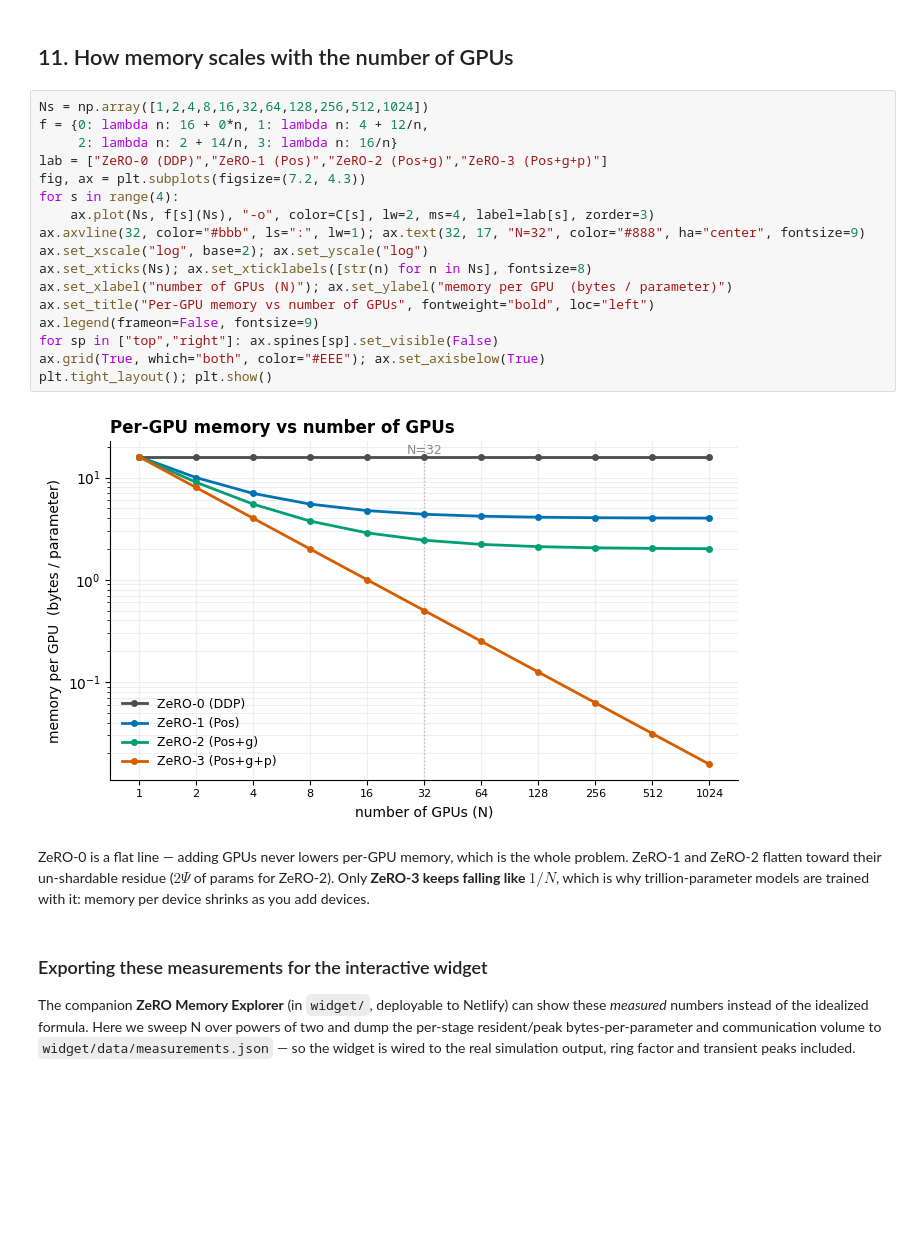
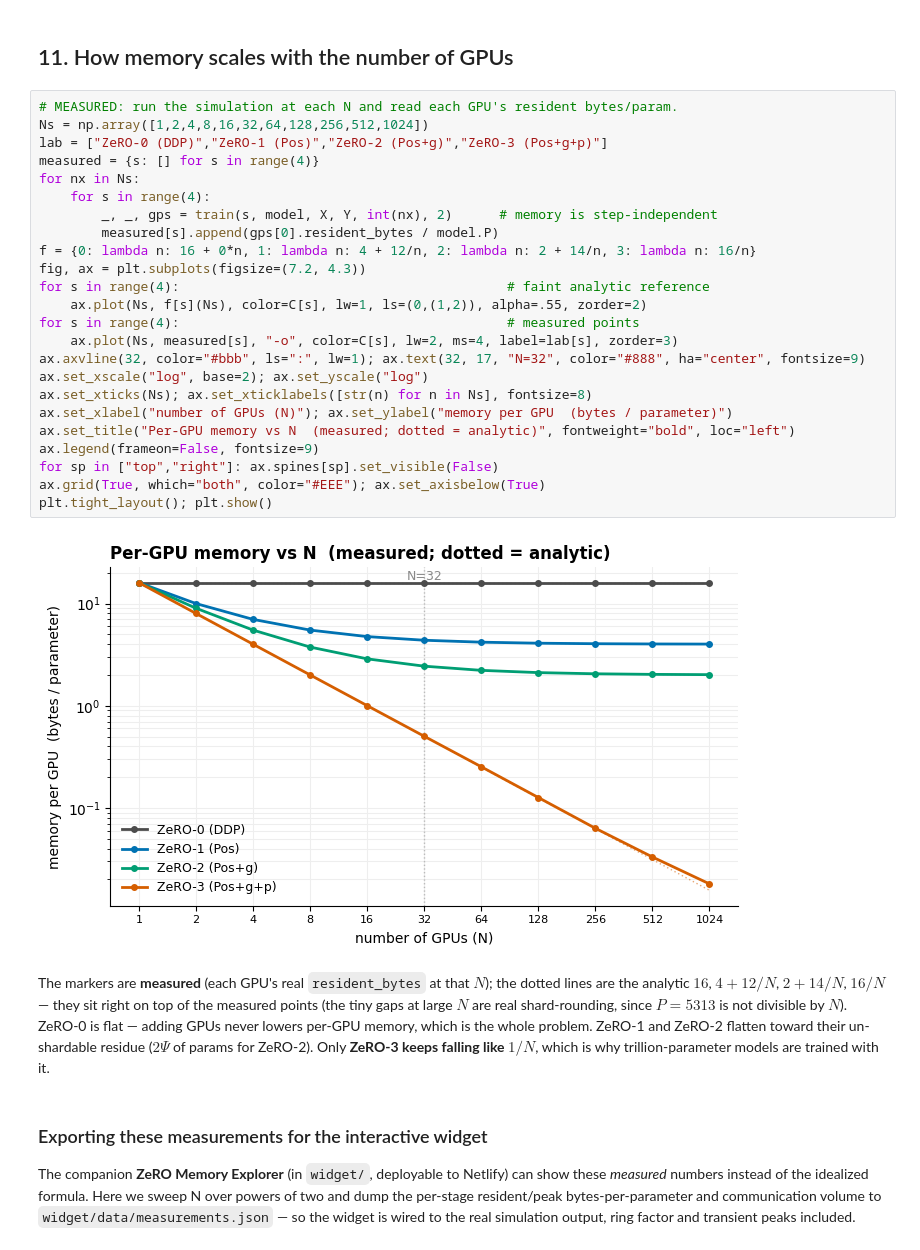
Before and after one commit to kunal2016/zero-simulation, a Jupyter notebook: zero_from_scratch.ipynb, the cells around one changed output. Cells and saved outputs as stored; diff of their text form; blank space fills up the shorter version.

Commit message:
Audit fixes: measured scaling + FLOP count; precise ZeRO-3 wording

```diff
--- a/zero_from_scratch.ipynb
+++ b/zero_from_scratch.ipynb
@@ -555,30 +558,39 @@ while saving 4–7× memory, and **ZeRO-3 costs 1.5×** for the full 32× memory
 # %% [markdown]
 ## 11. How memory scales with the number of GPUs
 # %%
+# MEASURED: run the simulation at each N and read each GPU's resident bytes/param.
 Ns = np.array([1,2,4,8,16,32,64,128,256,512,1024])
-f = {0: lambda n: 16 + 0*n, 1: lambda n: 4 + 12/n,
-     2: lambda n: 2 + 14/n, 3: lambda n: 16/n}
 lab = ["ZeRO-0 (DDP)","ZeRO-1 (Pos)","ZeRO-2 (Pos+g)","ZeRO-3 (Pos+g+p)"]
+measured = {s: [] for s in range(4)}
+for nx in Ns:
+    for s in range(4):
+        _, _, gps = train(s, model, X, Y, int(nx), 2)      # memory is step-independent
+        measured[s].append(gps[0].resident_bytes / model.P)
+f = {0: lambda n: 16 + 0*n, 1: lambda n: 4 + 12/n, 2: lambda n: 2 + 14/n, 3: lambda n: 16/n}
 fig, ax = plt.subplots(figsize=(7.2, 4.3))
-for s in range(4):
-    ax.plot(Ns, f[s](Ns), "-o", color=C[s], lw=2, ms=4, label=lab[s], zorder=3)
+for s in range(4):                                          # faint analytic reference
+    ax.plot(Ns, f[s](Ns), color=C[s], lw=1, ls=(0,(1,2)), alpha=.55, zorder=2)
+for s in range(4):                                          # measured points
+    ax.plot(Ns, measured[s], "-o", color=C[s], lw=2, ms=4, label=lab[s], zorder=3)
 ax.axvline(32, color="#bbb", ls=":", lw=1); ax.text(32, 17, "N=32", color="#888", ha="center", fontsize=9)
 ax.set_xscale("log", base=2); ax.set_yscale("log")
 ax.set_xticks(Ns); ax.set_xticklabels([str(n) for n in Ns], fontsize=8)
 ax.set_xlabel("number of GPUs (N)"); ax.set_ylabel("memory per GPU  (bytes / parameter)")
-ax.set_title("Per-GPU memory vs number of GPUs", fontweight="bold", loc="left")
+ax.set_title("Per-GPU memory vs N  (measured; dotted = analytic)", fontweight="bold", loc="left")
 ax.legend(frameon=False, fontsize=9)
 for sp in ["top","right"]: ax.spines[sp].set_visible(False)
 ax.grid(True, which="both", color="#EEE"); ax.set_axisbelow(True)
 plt.tight_layout(); plt.show()
 # %% [output]
-[figure, old version]
+[figure, new version]
 # %% [markdown]
-ZeRO-0 is a flat line — adding GPUs never lowers per-GPU memory, which is the
-whole problem. ZeRO-1 and ZeRO-2 flatten toward their un-shardable residue ($2\Psi$
-of params for ZeRO-2). Only **ZeRO-3 keeps falling like $1/N$**, which is why
-trillion-parameter models are trained with it: memory per device shrinks as you
-add devices.
+The markers are **measured** (each GPU's real `resident_bytes` at that $N$); the
+dotted lines are the analytic $16$, $4+12/N$, $2+14/N$, $16/N$ — they sit right on top
+of the measured points (the tiny gaps at large $N$ are real shard-rounding, since
+$P=5313$ is not divisible by $N$). ZeRO-0 is flat — adding GPUs never lowers per-GPU
+memory, which is the whole problem. ZeRO-1 and ZeRO-2 flatten toward their un-shardable
+residue ($2\Psi$ of params for ZeRO-2). Only **ZeRO-3 keeps falling like $1/N$**, which
+is why trillion-parameter models are trained with it.
 # %% [markdown]
 ### Exporting these measurements for the interactive widget
 
```
Also changed, not shown: parts of 4 cells of this notebook, 3 other files.
